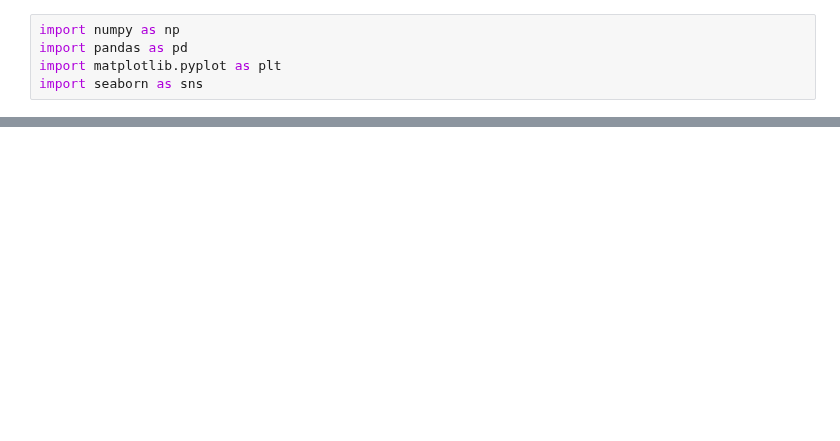
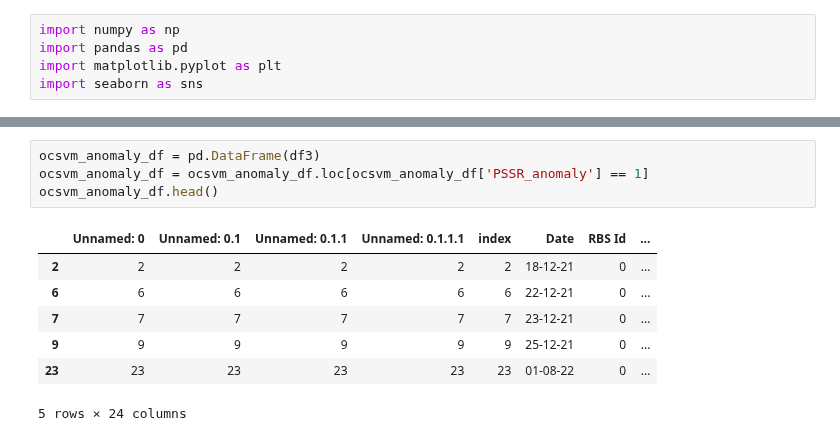
Before and after one commit to Yasser-ui/Anomaly-Detection, a Jupyter notebook: Unsupervised modeling/PS Call Setup SR.ipynb, the cells around one changed output, grey strips where cells are left out. Cells and saved outputs as stored; diff of their text form; blank space fills up the shorter version.

```diff
--- a/CS DROP Rate.ipynb
+++ b/Unsupervised modeling/PS Call Setup SR.ipynb
@@ -186,0 +153,12 @@ Stored 'df' (DataFrame)
+# %%
+ocsvm_anomaly_df = pd.DataFrame(df3)
+ocsvm_anomaly_df = ocsvm_anomaly_df.loc[ocsvm_anomaly_df['PSSR_anomaly'] == 1]
+ocsvm_anomaly_df.head()
+# %% [output]
+|  | Unnamed: 0 | Unnamed: 0.1 | Unnamed: 0.1.1 | Unnamed: 0.1.1.1 | index | Date | RBS Id | ... |
+| 2 | 2 | 2 | 2 | 2 | 2 | 18-12-21 | 0 | ... |
+| 6 | 6 | 6 | 6 | 6 | 6 | 22-12-21 | 0 | ... |
+| 7 | 7 | 7 | 7 | 7 | 7 | 23-12-21 | 0 | ... |
+| 9 | 9 | 9 | 9 | 9 | 9 | 25-12-21 | 0 | ... |
+| 23 | 23 | 23 | 23 | 23 | 23 | 01-08-22 | 0 | ... |
+5 rows × 24 columns
```
Also changed, not shown: parts of 41 cells of this notebook, 14 other files.
